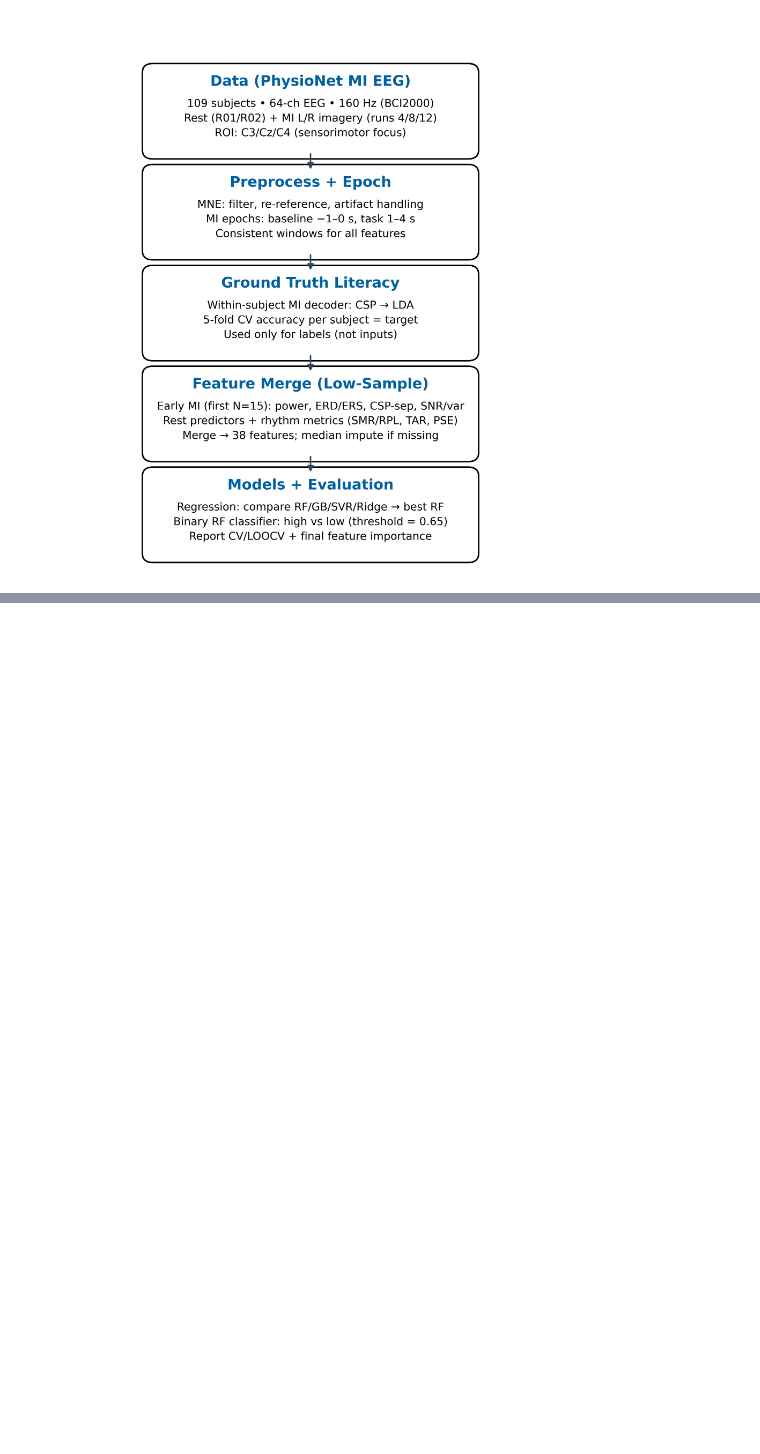
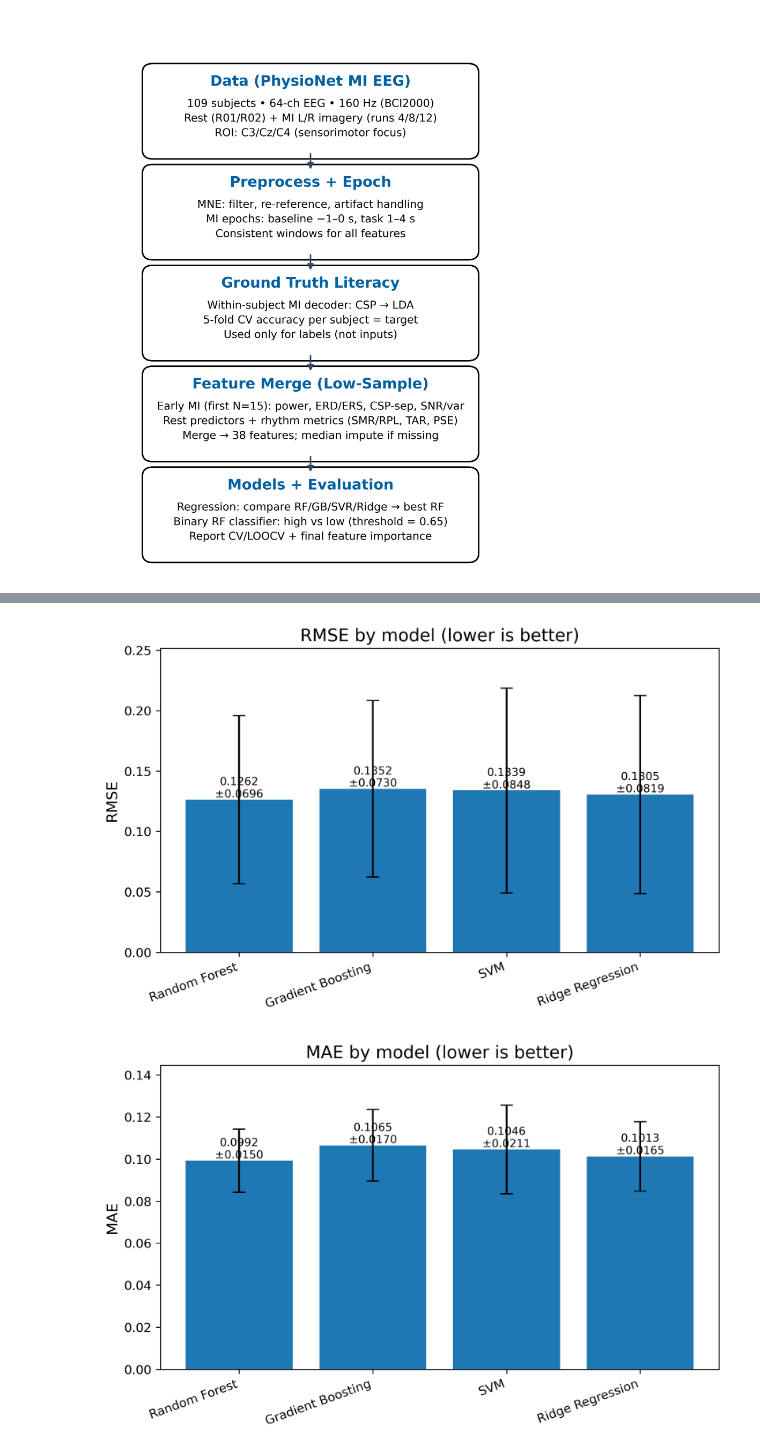
Before and after one commit to AL2024UCSD/EEG-Project, a Jupyter notebook: andrew_notebook_updated.ipynb, the cells around one changed output, grey strips where cells are left out. Cells and saved outputs as stored; diff of their text form; code cells hidden in the pictures; blank space fills up the shorter version.

```diff
--- a/andrew_notebook_updated.ipynb
+++ b/andrew_notebook_updated.ipynb
@@ -1511,0 +1615,49 @@ create_pipeline_diagram()
+# %%
+
+
+models = ["Random Forest", "Gradient Boosting", "SVM", "Ridge Regression"]
+
+metrics = {
+    "RMSE":  {"mean": [0.1262, 0.1352, 0.1339, 0.1305], "std": [0.0696, 0.0730, 0.0848, 0.0819], "lower_better": True},
+    "MAE":   {"mean": [0.0992, 0.1065, 0.1046, 0.1013], "std": [0.0150, 0.0170, 0.0211, 0.0165], "lower_better": True},
+    "R²":    {"mean": [0.3021, 0.1689, 0.2464, 0.2690], "std": [0.0967, 0.2014, 0.1115, 0.1312], "lower_better": False},
+    "Pearson r": {"mean": [0.5802, 0.5244, 0.4921, 0.5299], "std": None, "lower_better": False},
+}
+
+def plot_metric(name, means, stds=None, lower_better=False, save_path=None):
+    x = np.arange(len(models))
+    fig, ax = plt.subplots(figsize=(7.2, 4.6))
+
+    if stds is not None:
+        bars = ax.bar(x, means, yerr=stds, capsize=5)
+    else:
+        bars = ax.bar(x, means)
+
+    ax.set_xticks(x)
+    ax.set_xticklabels(models, rotation=20, ha="right")
+    ax.set_ylabel(name)
+    ax.set_title(f"{name} by model" + (" (lower is better)" if lower_better else " (higher is better)"))
+
+    for i, b in enumerate(bars):
+        h = b.get_height()
+        if stds is not None:
+            ax.text(b.get_x() + b.get_width()/2, h, f"{means[i]:.4f}\n±{stds[i]:.4f}",
+                    ha="center", va="bottom", fontsize=9)
+        else:
+            ax.text(b.get_x() + b.get_width()/2, h, f"{means[i]:.4f}",
+                    ha="center", va="bottom", fontsize=9)
+
+    ax.margins(y=0.15)
+    plt.tight_layout()
+
+    if save_path:
+        plt.savefig(save_path, dpi=300, bbox_inches="tight")
+    plt.show()
+
+plot_metric("RMSE", metrics["RMSE"]["mean"], metrics["RMSE"]["std"], True, "model_compare_RMSE.png")
+plot_metric("MAE", metrics["MAE"]["mean"], metrics["MAE"]["std"], True, "model_compare_MAE.png")
+plot_metric("R²", metrics["R²"]["mean"], metrics["R²"]["std"], False, "model_compare_R2.png")
+plot_metric("Pearson r", metrics["Pearson r"]["mean"], None, False, "model_compare_Pearson_r.png")
+# %% [output]
+[figure, added]
+[figure, added]
```
Also changed, not shown: parts of 5 cells of this notebook, 6 other files.
